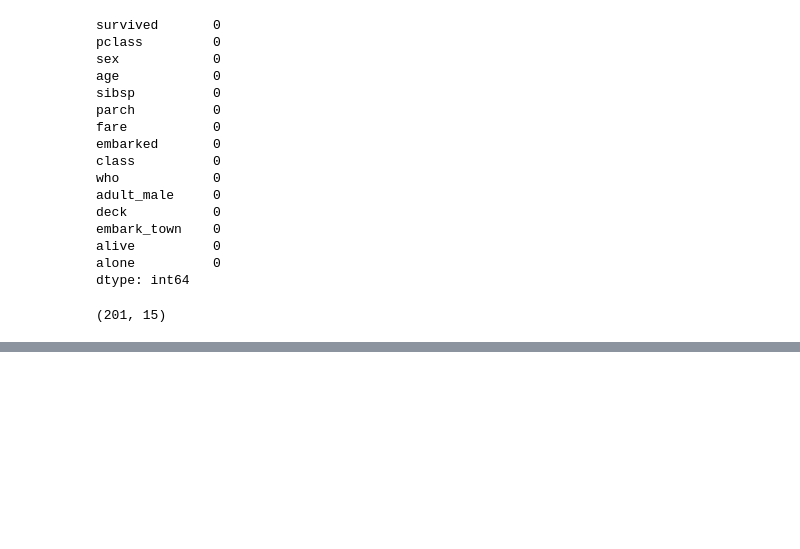
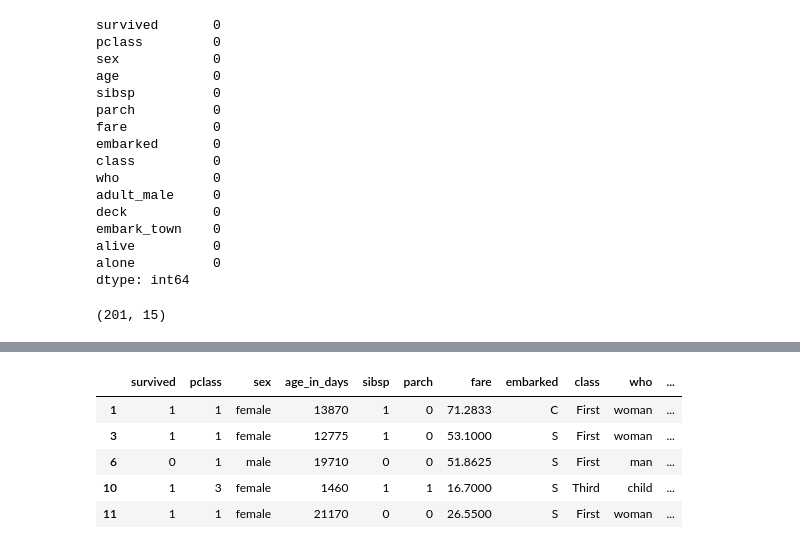
Before and after one commit to Nas-Azzam/Data-Wrangling, a Jupyter notebook: Data-Wrangling.ipynb, the cells around one changed output, grey strips where cells are left out. Saved outputs shown, nothing was run; the diff lists cells and outputs as text; code cells hidden in the pictures; blank space fills up the shorter version.

```diff
--- a/Data-Wrangling.ipynb
+++ b/Data-Wrangling.ipynb
@@ -116,4 +117,9 @@ ds.shape
 # %%
 # using mean to replace nan values of selceted feature
 import numpy as np
-ds1["age"] = ds1["age"].replace(np.nan ,ds1["age"].mean())
+import math
+
+mean = ds1["age"].mean()
+mean = round(mean)
+ds1["age"] = ds1["age"].replace(np.nan , mean)
+mean
@@ -180,0 +215,12 @@ ds1.to_csv("titanic.csv")
+# %%
+# Changing label of slelcted feature
+ds1["age"]= (ds1["age"]*365).astype(int)
+ds1.rename(columns={"age": "age_in_days"}, inplace=True)
+ds1.head()
+# %% [output]
+|  | survived | pclass | sex | age_in_days | sibsp | parch | fare | embarked | class | who | ... |
+| 1 | 1 | 1 | female | 13870 | 1 | 0 | 71.2833 | C | First | woman | ... |
+| 3 | 1 | 1 | female | 12775 | 1 | 0 | 53.1000 | S | First | woman | ... |
+| 6 | 0 | 1 | male | 19710 | 0 | 0 | 51.8625 | S | First | man | ... |
+| 10 | 1 | 3 | female | 1460 | 1 | 1 | 16.7000 | S | Third | child | ... |
+| 11 | 1 | 1 | female | 21170 | 0 | 0 | 26.5500 | S | First | woman | ... |
```
Also changed, not shown: parts of 15 cells of this notebook, 1 other file.
